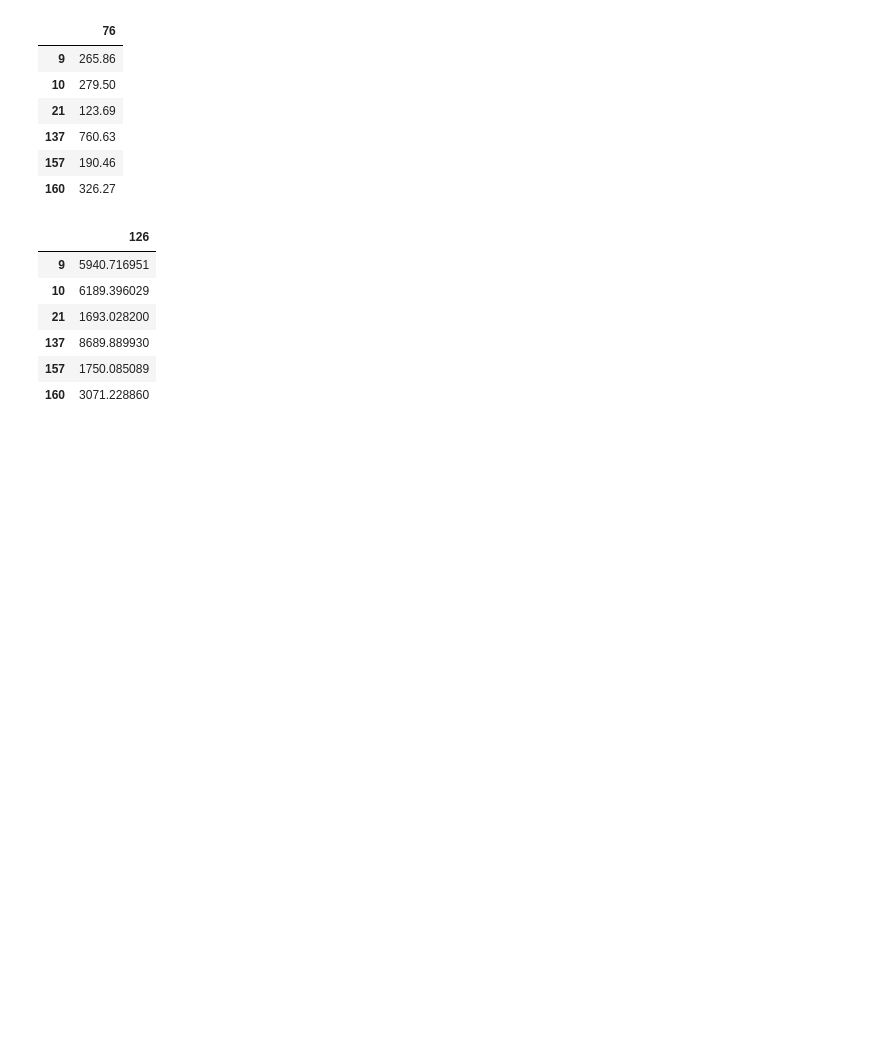
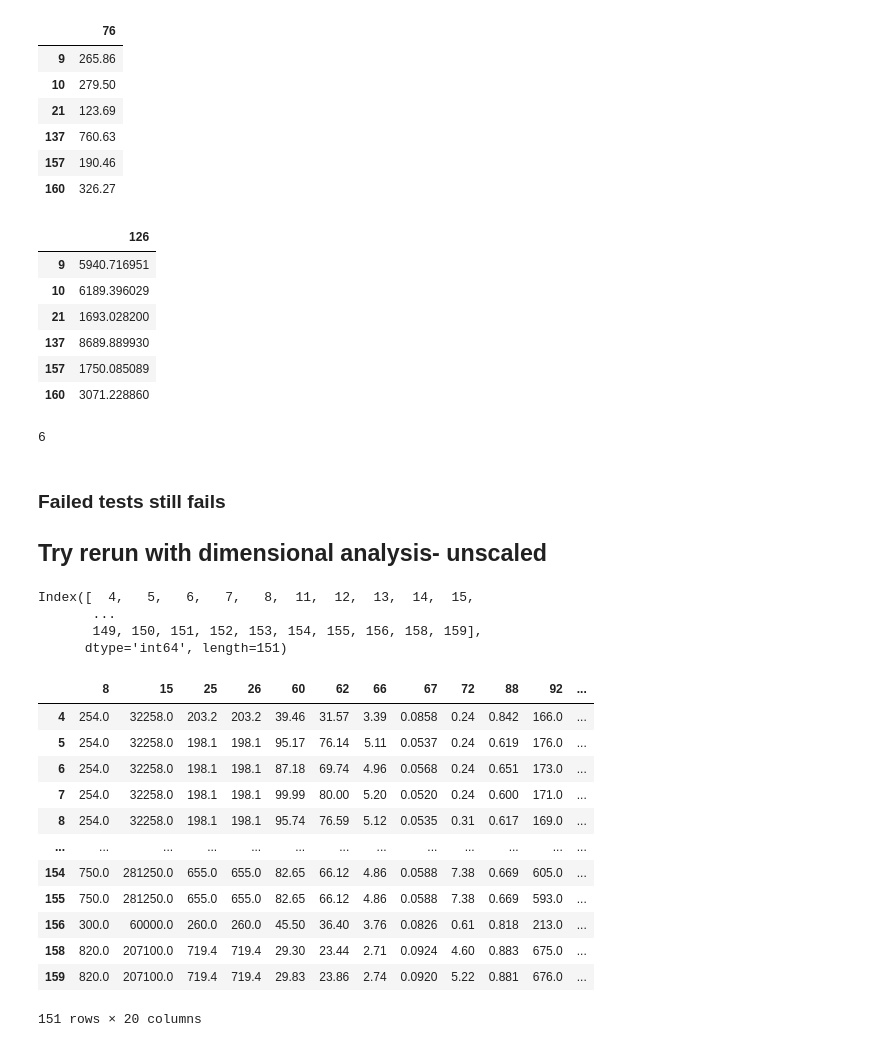
Before and after one commit to adomakor412/MSNT_Thesis_ML_CE, a Jupyter notebook: dfexp_prediction.ipynb, the cells around one changed output. Cells and saved outputs as stored; diff of their text form; code cells hidden in the pictures; blank space fills up the shorter version.

```diff
--- a/dfexp_prediction.ipynb
+++ b/dfexp_prediction.ipynb
@@ -1450,4 +1450,34 @@ df_Failed_Output
 | 157 | 1750.085089 |
 | 160 | 3071.228860 |
 # %%
-sum_F_pred = sum(df_Failed_F['76']<df_Failed_Output
+sum_F_pred = sum(df_Failed_F['76']<df_Failed_Output['126'])
+sum_F_pred
+# %% [output]
+6
+# %% [markdown]
+### Failed tests still fails
+## Try rerun with dimensional analysis- unscaled
+# %%
+pass_index = dfexp[dfexp['76'] >dfexp['126']].index
+pass_index
+# %% [output]
+Index([  4,   5,   6,   7,   8,  11,  12,  13,  14,  15,
+       ...
+       149, 150, 151, 152, 153, 154, 155, 156, 158, 159],
+      dtype='int64', length=151)
+# %%
+df_Dim.loc[list(pass_index)]
+# %% [output]
+|  | 8 | 15 | 25 | 26 | 60 | 62 | 66 | 67 | 72 | 88 | 92 | ... |
+| 4 | 254.0 | 32258.0 | 203.2 | 203.2 | 39.46 | 31.57 | 3.39 | 0.0858 | 0.24 | 0.842 | 166.0 | ... |
+| 5 | 254.0 | 32258.0 | 198.1 | 198.1 | 95.17 | 76.14 | 5.11 | 0.0537 | 0.24 | 0.619 | 176.0 | ... |
+| 6 | 254.0 | 32258.0 | 198.1 | 198.1 | 87.18 | 69.74 | 4.96 | 0.0568 | 0.24 | 0.651 | 173.0 | ... |
+| 7 | 254.0 | 32258.0 | 198.1 | 198.1 | 99.99 | 80.00 | 5.20 | 0.0520 | 0.24 | 0.600 | 171.0 | ... |
+| 8 | 254.0 | 32258.0 | 198.1 | 198.1 | 95.74 | 76.59 | 5.12 | 0.0535 | 0.31 | 0.617 | 169.0 | ... |
+| ... | ... | ... | ... | ... | ... | ... | ... | ... | ... | ... | ... | ... |
+| 154 | 750.0 | 281250.0 | 655.0 | 655.0 | 82.65 | 66.12 | 4.86 | 0.0588 | 7.38 | 0.669 | 605.0 | ... |
+| 155 | 750.0 | 281250.0 | 655.0 | 655.0 | 82.65 | 66.12 | 4.86 | 0.0588 | 7.38 | 0.669 | 593.0 | ... |
+| 156 | 300.0 | 60000.0 | 260.0 | 260.0 | 45.50 | 36.40 | 3.76 | 0.0826 | 0.61 | 0.818 | 213.0 | ... |
+| 158 | 820.0 | 207100.0 | 719.4 | 719.4 | 29.30 | 23.44 | 2.71 | 0.0924 | 4.60 | 0.883 | 675.0 | ... |
+| 159 | 820.0 | 207100.0 | 719.4 | 719.4 | 29.83 | 23.86 | 2.74 | 0.0920 | 5.22 | 0.881 | 676.0 | ... |
+151 rows × 20 columns
```
Also changed, not shown: parts of 46 cells of this notebook.
